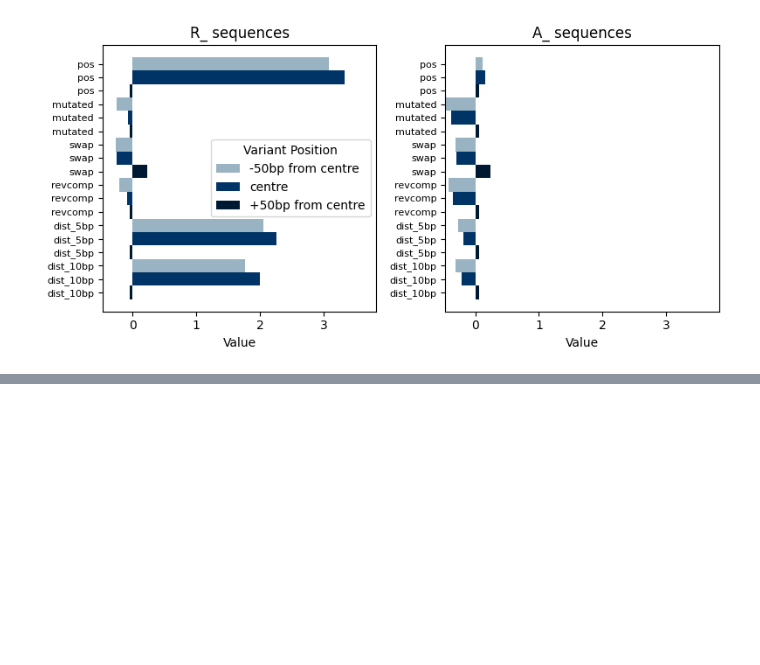
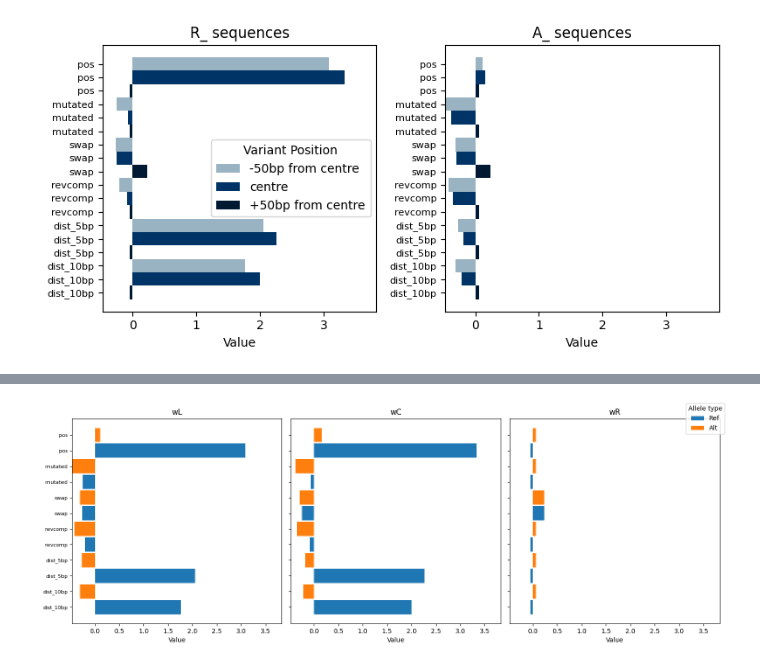
Before and after one commit to de-Boer-Lab/position-mpra, a Jupyter notebook: src/ism_variant_effects/plot_bars.ipynb, the cells around one changed output, grey strips where cells are left out. Drawn from its saved outputs; the diff is of its cells as text; code cells hidden in the pictures; blank space fills up the shorter version.

```diff
--- a/src/ism_variant_effects/plot_bars.ipynb
+++ b/src/ism_variant_effects/plot_bars.ipynb
@@ -324,0 +384,59 @@ plt.show()
+# %%
+import numpy as np
+import matplotlib.pyplot as plt
+import matplotlib.patches as mpatches
+
+# Assign colors by Ref/Alt
+def get_refalt_color(seq_id):
+    if seq_id.startswith("R_"):
+        return "#1f77b4"  # blue for Ref
+    elif seq_id.startswith("A_"):
+        return "#ff7f0e"  # orange for Alt
+    else:
+        return "#999999"
+
+combined["color"] = combined["seq_id"].apply(get_refalt_color)
+
+# Split by pos_type AFTER assigning colors
+groups = {
+    pos: combined[combined["pos_type"] == pos].copy().reset_index(drop=True)
+    for pos in ["wL", "wC", "wR"]
+}
+
+# Global x axis limits
+x_min = combined["original_pred"].min()
+x_max = combined["original_pred"].max() + 0.5
+
+def plot_group(ax, df, pos_type):
+    y = np.arange(len(df))
+    ax.barh(y, df["original_pred"], color=df["color"], height=0.9, align="edge")
+    ax.set_yticks(y + 0.45)
+    ax.set_yticklabels(df["source"], fontsize=8)
+    ax.invert_yaxis()
+    ax.set_title(f"{pos_type}", fontsize=12)
+
+# --- plotting ---
+fig, axes = plt.subplots(
+    1, 3, figsize=(15, max(4, len(combined) * 0.15)), sharey=True
+)
+
+for ax, pos in zip(axes, ["wL", "wC", "wR"]):
+    plot_group(ax, groups[pos], pos)
+    ax.set_xlim(x_min, x_max)
+    ax.set_xlabel("Value")
+
+# Legend for Ref vs Alt
+handles = [
+    mpatches.Patch(facecolor="#1f77b4", label="Ref"),
+    mpatches.Patch(facecolor="#ff7f0e", label="Alt"),
+]
+fig.legend(handles=handles, title="Allele type", loc="upper right")
+
+plt.tight_layout()
+plt.savefig(
+    "/scratch/st-cdeboer-1/sambina/position_mpra/outputs/ISM/bars_by_pos_refalt.svg",
+    format="svg"
+)
+plt.show()
+# %% [output]
+[figure, added]
```
Also changed, not shown: parts of 1 cell of this notebook, 38 other files.
